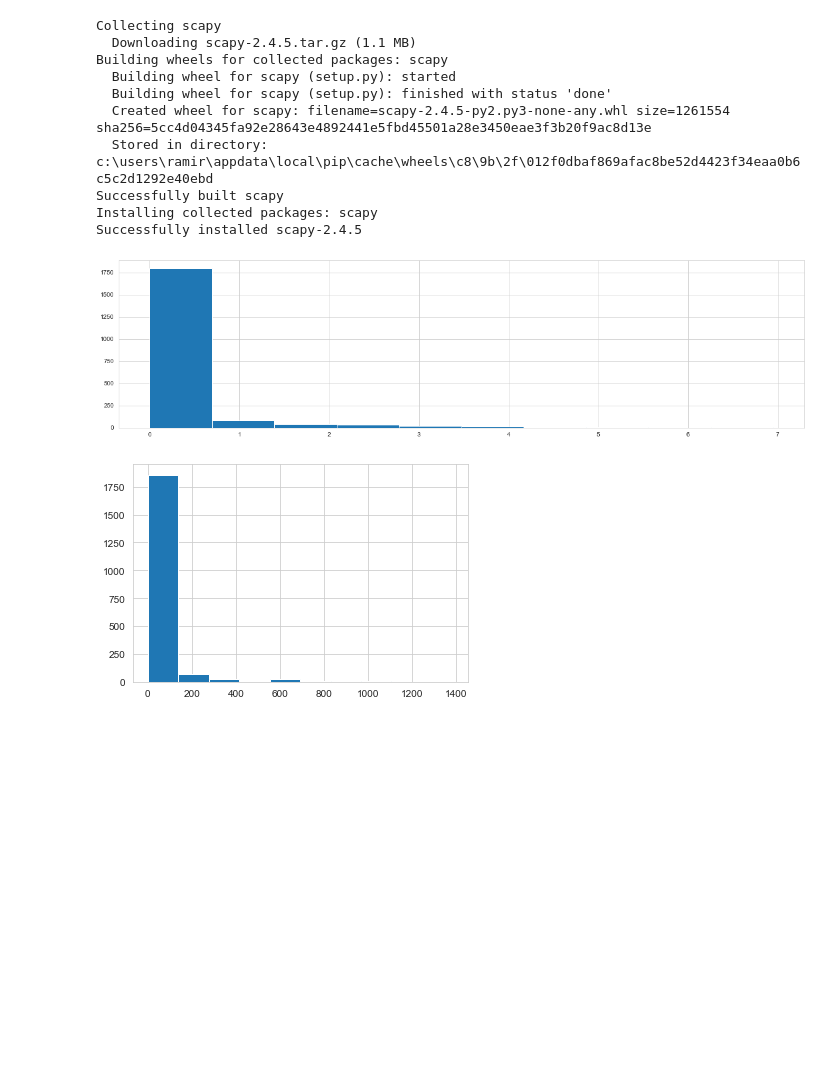
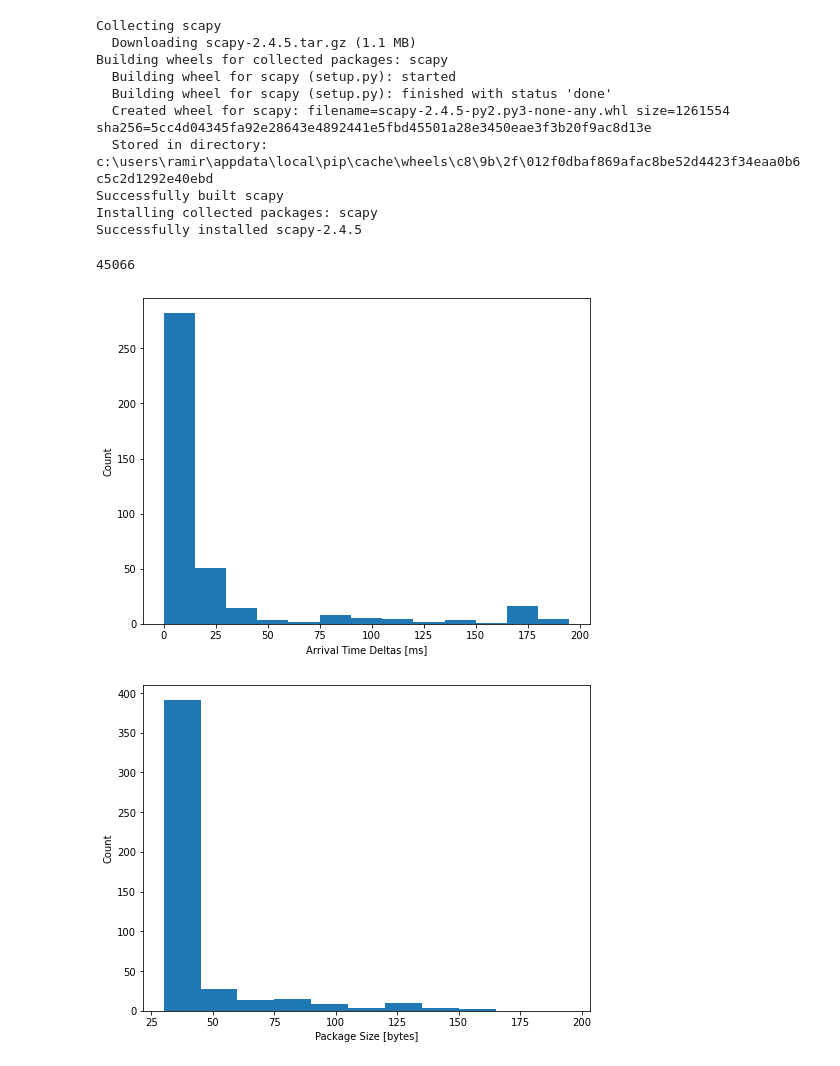
Before and after one commit to ramirofd/analisis_trafico_2022, a Jupyter notebook: ACT_1/actividad_1.ipynb, the cells around one changed output. Saved outputs shown, nothing was run; the diff lists cells and outputs as text; code cells hidden in the pictures; blank space fills up the shorter version.

```diff
--- a/ACT_1/actividad_1.ipynb
+++ b/ACT_1/actividad_1.ipynb
@@ -14,30 +14,41 @@ Successfully installed scapy-2.4.5
 # %%
 from scapy.all import *
 original = rdpcap('dump.pcap')
+len(original)
+# %% [output]
+45066
 # %%
 # pcap = original
 pcap = []
 for packet in original:
     if packet.src == '18:c0:4d:36:21:e3':
         pcap.append(packet)
-pcap = pcap[:2000]
+pcap = pcap[:500]
 # PacketList(pcap).summary()
 # %%
 #Podemos crear listas con los valores de los datos capturados
 times = [pcap[i].time for i in range(len(pcap))]
 #times
-deltas = [times[i+1]-times[i] for i in range(len(times)-1)]
+deltas = [(times[i+1]-times[i])*1000 for i in range(len(times)-1)]
 import matplotlib.pyplot as plt
-
-plt.figure(figsize=(20, 5))
-plt.hist(deltas)
+import numpy as np
+bins = np.arange(0, 200, 15)
+plt.figure(figsize=(8, 6))
+plt.hist(deltas, bins=bins)
+plt.xlabel('Arrival Time Deltas [ms]')
+plt.ylabel('Count')
 plt.show()
 # %% [output]
-[figure, old version]
+[figure, new version]
 # %%
 sizes = [pcap[i].len for i in range(len(pcap))]
 import matplotlib.pyplot as plt
-plt.hist(sizes)
+import numpy as np
+bins = np.arange(30, 200, 15)
+plt.figure(figsize=(8, 6))
+plt.hist(sizes, bins=bins)
+plt.xlabel('Package Size [bytes]')
+plt.ylabel('Count')
 plt.show()
 # %% [output]
-[figure, old version]
+[figure, new version]
```
Also changed, not shown: parts of 2 cells of this notebook, 5 other files.
